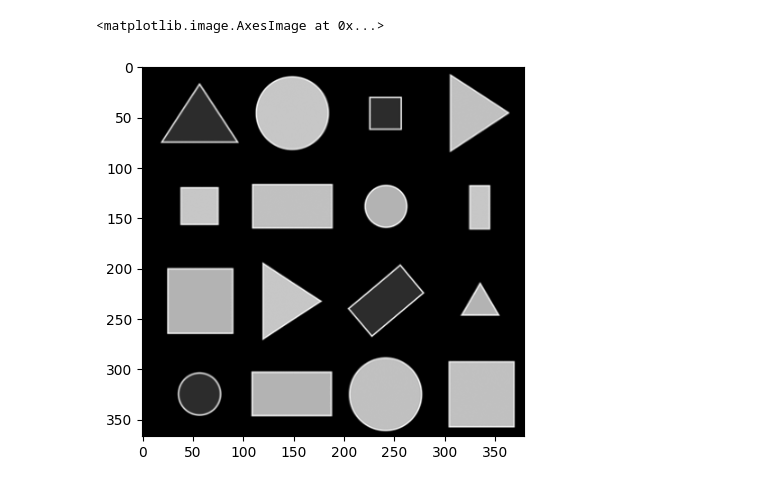
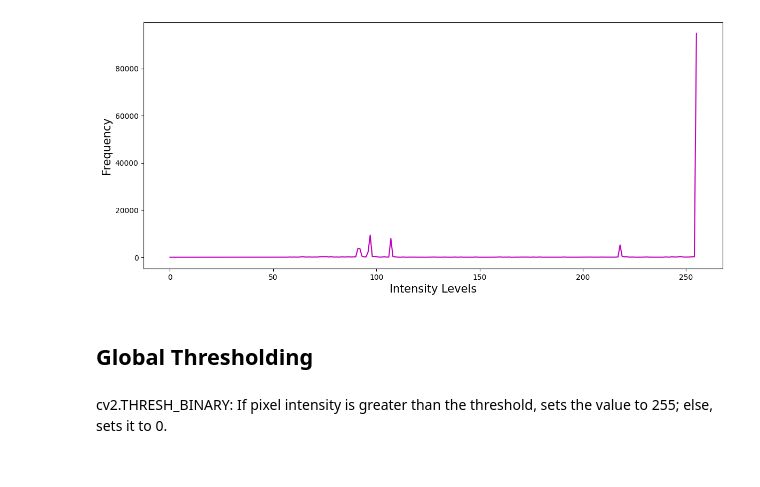
Before and after one commit to nevintoms/dimension-detection, a Jupyter notebook: Dimension_detection.ipynb, the cells around one changed output. Cells and saved outputs as stored; diff of their text form; code cells hidden in the pictures.

```diff
--- a/Dimension_detection.ipynb
+++ b/Dimension_detection.ipynb
@@ -27,6 +20,14 @@ plt.imshow(img_gray, cmap='gray')
-# %%
-gray_inverted = cv2.bitwise_not(img_gray)
-plt.imshow(gray_inverted, cmap='gray')
-# %% [output]
-<matplotlib.image.AxesImage at 0x...>
-[figure, removed]
+# %%
+img_gray_hist_values = cv2.calcHist([img_gray],channels = [0], mask = None, histSize = [256], ranges = [0,256])
+
+plt.figure(figsize=(14,6))
+plt.plot(img_gray_hist_values,'m')
+plt.xlabel("Intensity Levels", fontsize = 15)
+plt.ylabel("Frequency", fontsize = 15)
+plt.show()
+# %% [output]
+[figure, added]
+# %% [markdown]
+## Global Thresholding
+# %% [markdown]
+cv2.THRESH_BINARY: If pixel intensity is greater than the threshold, sets the value to 255; else, sets it to 0.
```
Also changed, not shown: parts of 23 cells of this notebook.
